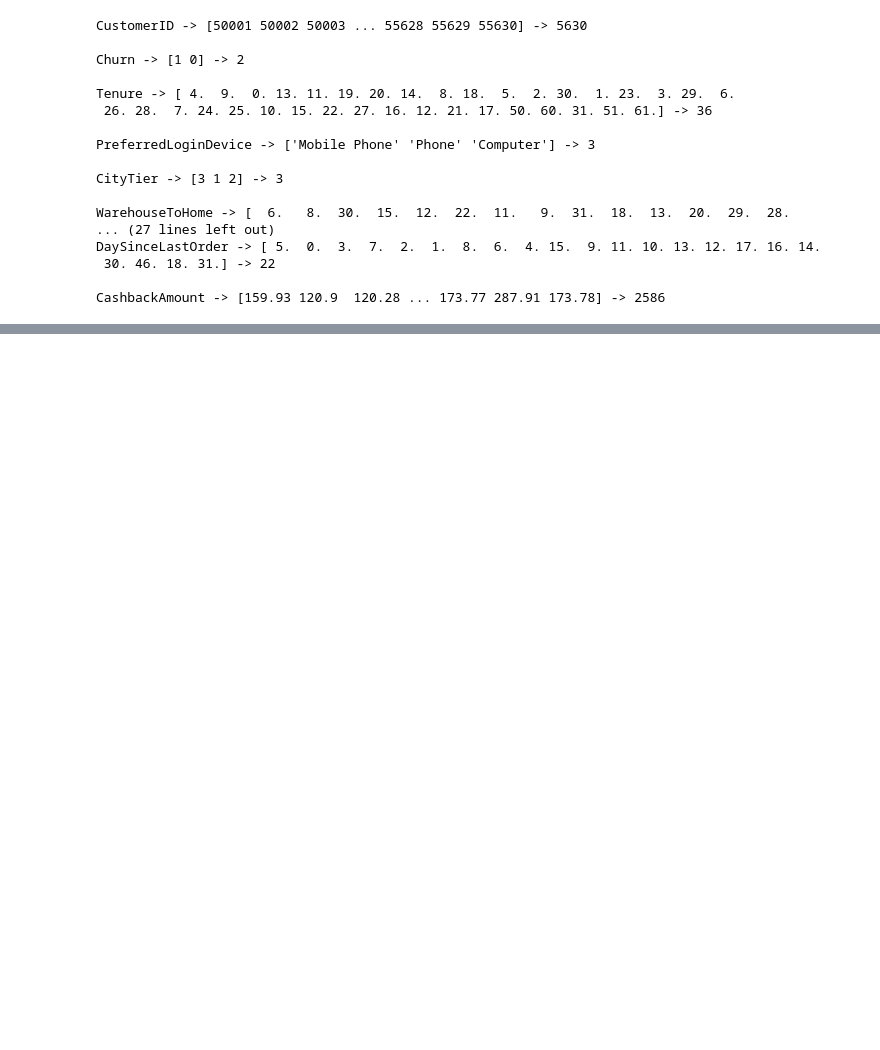
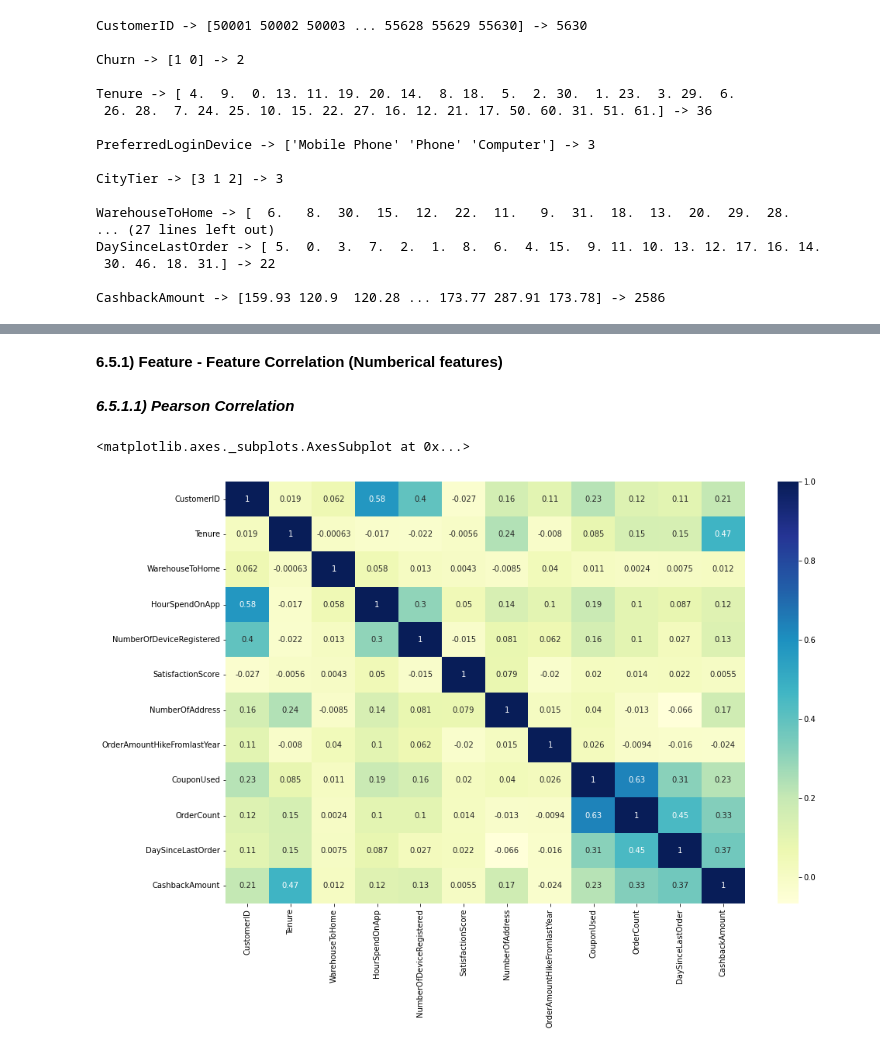
Before and after one commit to vijaylokith/Customer-Churn-Prediction, a Jupyter notebook: Customer_churn_prediction_ecommerce.ipynb, the cells around one changed output, grey strips where cells are left out. Drawn from its saved outputs; the diff is of its cells as text; code cells hidden in the pictures; blank space fills up the shorter version.

```diff
--- a/Customer_churn_prediction_ecommerce.ipynb
+++ b/Customer_churn_prediction_ecommerce.ipynb
@@ -380,19 +403,3 @@ dtypes: float64(8), int64(7), object(5)
 memory usage: 879.8+ KB
 # %% [markdown]
 > Before starting the Avanced Analysis we should diferenciate the numerical and categorical features. So we can run a deep, seperate feature type specific analysis.
-# %%
-numerical_features = []
-categorical_features = []
-
-for i in df.columns:
-  if len(df[i].unique()) < 8:
-    categorical_features.append(i)
-  else:
-    numerical_features.append(i)
-
-print(f"Out of 20 features we have {len(categorical_features)} categorical feature which are:")
-print(categorical_features)
-print()
-print()
-print(f"Out of 20 features we have {len(numerical_features)} categorical feature which are:")
-print(numerical_features)
@@ -425,3 +425,19 @@ DaySinceLastOrder -> [ 5.  0.  3.  7.  2.  1.  8.  6.  4. 15.  9. 11. 10. 13. 12
  30. 46. 18. 31.] -> 22
 
 CashbackAmount -> [159.93 120.9  120.28 ... 173.77 287.91 173.78] -> 2586
+# %%
+numerical_features = []
+categorical_features = []
+
+for i in df.columns:
+  if len(df[i].unique()) <= 3 or df[i].dtypes == object:
+    categorical_features.append(i)
+  else:
+    numerical_features.append(i)
+
+print(f"Out of 20 features we have {len(categorical_features)} categorical feature which are:")
+print(categorical_features)
+print()
+print()
+print(f"Out of 20 features we have {len(numerical_features)} numerical feature which are:")
+print(numerical_features)
@@ -427,0 +542,10 @@ CashbackAmount -> [159.93 120.9  120.28 ... 173.77 287.91 173.78] -> 2586
+# %% [markdown]
+**6.5.1) Feature - Feature Correlation (Numberical features)**
+# %% [markdown]
+***6.5.1.1) Pearson Correlation***
+# %%
+plt.subplots(figsize=(15,10))
+sns.heatmap(train_df[numerical_features].corr(method='pearson'),cmap="YlGnBu",annot=True)
+# %% [output]
+<matplotlib.axes._subplots.AxesSubplot at 0x...>
+[figure, added]
```
Also changed, not shown: parts of 75 cells of this notebook.
